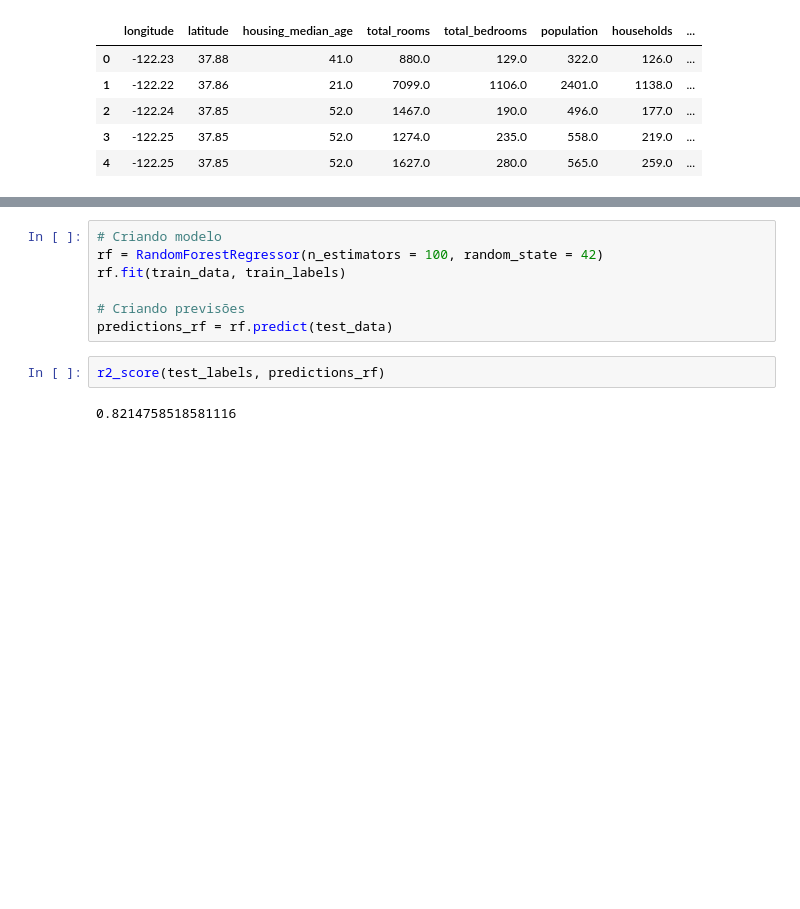
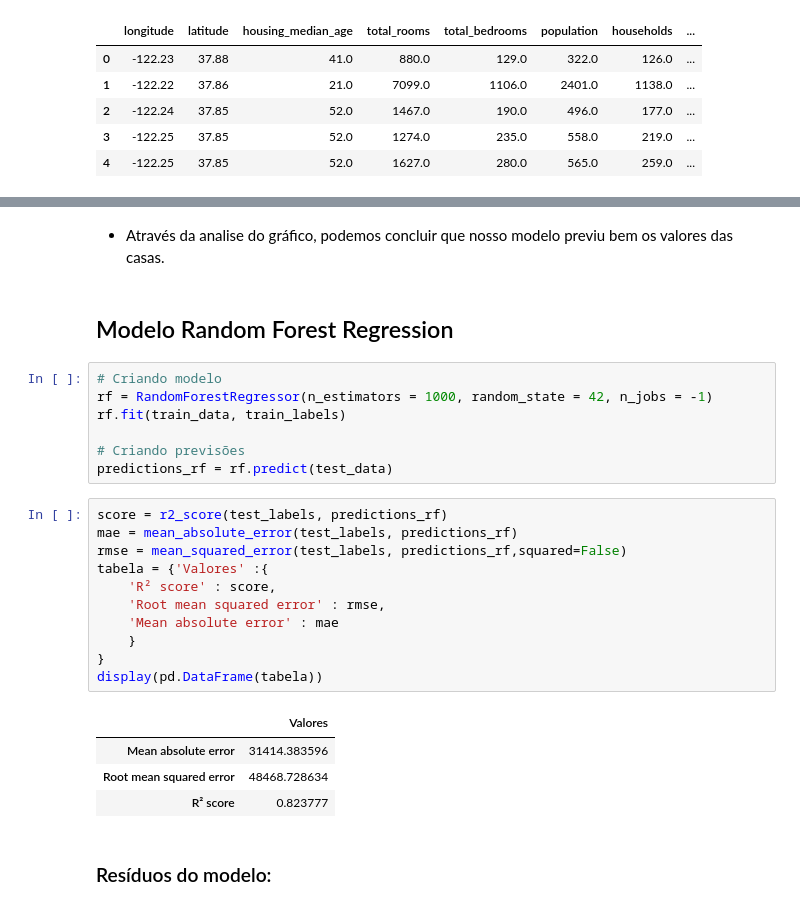
Before and after one commit to Joao-pedrosantos/p2cdados, a Jupyter notebook: p2_1.ipynb, the cells around one changed output, grey strips where cells are left out. Saved outputs shown, nothing was run; the diff lists cells and outputs as text; blank space fills up the shorter version.

```diff
--- a/p2_1.ipynb
+++ b/p2_1.ipynb
@@ -194,11 +389,29 @@ test_data = pd.get_dummies(test_data)
+# %% [markdown]
+* Através da analise do gráfico, podemos concluir que nosso modelo previu bem os valores das casas.
+# %% [markdown]
+## Modelo Random Forest Regression
 # %%
 # Criando modelo
-rf = RandomForestRegressor(n_estimators = 100, random_state = 42)
+rf = RandomForestRegressor(n_estimators = 1000, random_state = 42, n_jobs = -1)
 rf.fit(train_data, train_labels)
 
 # Criando previsões
 predictions_rf = rf.predict(test_data)
-# %%
-r2_score(test_labels, predictions_rf)
-# %% [output]
-0.8214758518581116
+# %%
+score = r2_score(test_labels, predictions_rf)
+mae = mean_absolute_error(test_labels, predictions_rf)
+rmse = mean_squared_error(test_labels, predictions_rf,squared=False)
+tabela = {'Valores' :{
+    'R² score' : score,
+    'Root mean squared error' : rmse,
+    'Mean absolute error' : mae
+    }
+}
+display(pd.DataFrame(tabela))
+# %% [output]
+|  | Valores |
+| Mean absolute error | 31414.383596 |
+| Root mean squared error | 48468.728634 |
+| R² score | 0.823777 |
+# %% [markdown]
+### Resíduos do modelo:
```
Also changed, not shown: parts of 40 cells of this notebook.
